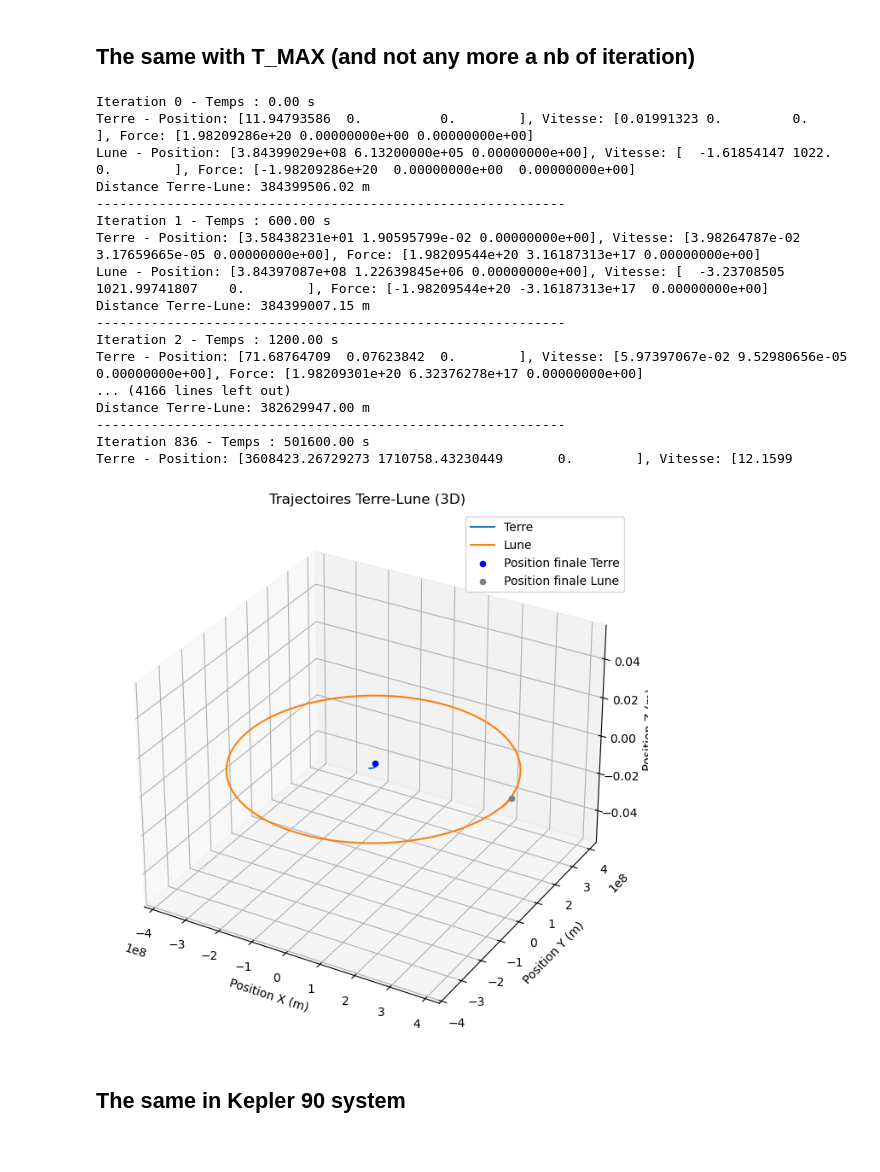
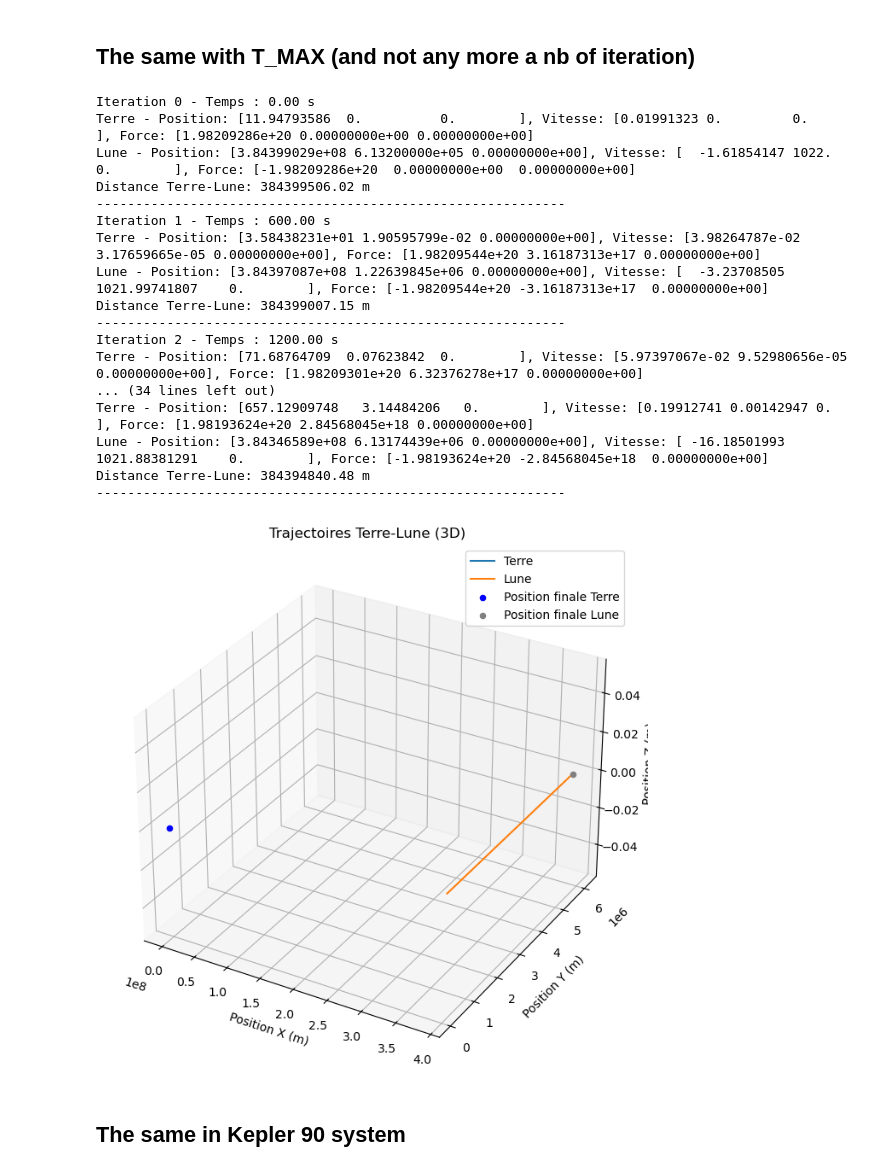
Before and after one commit to ManonYuki/ProjetAstro01, a Jupyter notebook: Project/0_ClassCeleste_chatgpt.ipynb, the cells around one changed output. Cells and saved outputs as stored; diff of their text form; code cells hidden in the pictures.

```diff
--- a/Project/0_ClassCeleste_chatgpt.ipynb
+++ b/Project/0_ClassCeleste_chatgpt.ipynb
@@ -335,7 +335,8 @@ liste_corps = [terre, lune]
 # --- Paramètres de simulation ---
 dt = 600.0  # 10 minutes en secondes
 T_MAX = 27.3 * 24 * 3600  # ~27,3 jours en secondes (1 cycle lunaire approx.)
-
+if debug:
+    T_MAX = 6000
 # Pour stocker les positions au fil du temps
 positions_terre = []
 positions_lune = []
@@ -385,38 +386,38 @@ ax = fig.add_subplot(111, projection='3d')
 # Tracé des trajectoires
 ax.plot(positions_terre[:,0], positions_terre[:,1], positions_terre[:,2], label='Terre')
 ax.plot(positions_lune[:,0], positions_lune[:,1], positions_lune[:,2], label='Lune')
 
 # Marqueurs pour les positions finales
 ax.scatter(positions_terre[-1,0], positions_terre[-1,1], positions_terre[-1,2], color='blue', marker='o', label="Position finale Terre")
 ax.scatter(positions_lune[-1,0], positions_lune[-1,1], positions_lune[-1,2], color='gray', marker='o', label="Position finale Lune")
 
 # Labels des axes
 ax.set_xlabel('Position X (m)')
 ax.set_ylabel('Position Y (m)')
 ax.set_zlabel('Position Z (m)')
 ax.set_title("Trajectoires Terre-Lune (3D)")
 
 ax.legend()
 plt.show()
 # %% [output]
 Iteration 0 - Temps : 0.00 s
 Terre - Position: [11.94793586  0.          0.        ], Vitesse: [0.01991323 0.         0.        ], Force: [1.98209286e+20 0.00000000e+00 0.00000000e+00]
 Lune - Position: [3.84399029e+08 6.13200000e+05 0.00000000e+00], Vitesse: [  -1.61854147 1022.            0.        ], Force: [-1.98209286e+20  0.00000000e+00  0.00000000e+00]
 Distance Terre-Lune: 384399506.02 m
 ------------------------------------------------------------
 Iteration 1 - Temps : 600.00 s
 Terre - Position: [3.58438231e+01 1.90595799e-02 0.00000000e+00], Vitesse: [3.98264787e-02 3.17659665e-05 0.00000000e+00], Force: [1.98209544e+20 3.16187313e+17 0.00000000e+00]
 Lune - Position: [3.84397087e+08 1.22639845e+06 0.00000000e+00], Vitesse: [  -3.23708505 1021.99741807    0.        ], Force: [-1.98209544e+20 -3.16187313e+17  0.00000000e+00]
 Distance Terre-Lune: 384399007.15 m
 ------------------------------------------------------------
 Iteration 2 - Temps : 1200.00 s
 Terre - Position: [71.68764709  0.07623842  0.        ], Vitesse: [5.97397067e-02 9.52980656e-05 0.00000000e+00], Force: [1.98209301e+20 6.32376278e+17 0.00000000e+00]
-... (4166 lines left out)
-Distance Terre-Lune: 382629947.00 m
+... (34 lines left out)
+Terre - Position: [657.12909748   3.14484206   0.        ], Vitesse: [0.19912741 0.00142947 0.        ], Force: [1.98193624e+20 2.84568045e+18 0.00000000e+00]
+Lune - Position: [3.84346589e+08 6.13174439e+06 0.00000000e+00], Vitesse: [ -16.18501993 1021.88381291    0.        ], Force: [-1.98193624e+20 -2.84568045e+18  0.00000000e+00]
+Distance Terre-Lune: 384394840.48 m
 ------------------------------------------------------------
-Iteration 836 - Temps : 501600.00 s
-Terre - Position: [3608423.26729273 1710758.43230449       0.        ], Vitesse: [12.1599
-[figure, old version]
+[figure, new version]
 # %% [markdown]
 ## The same in Kepler 90 system
 # %%
```
